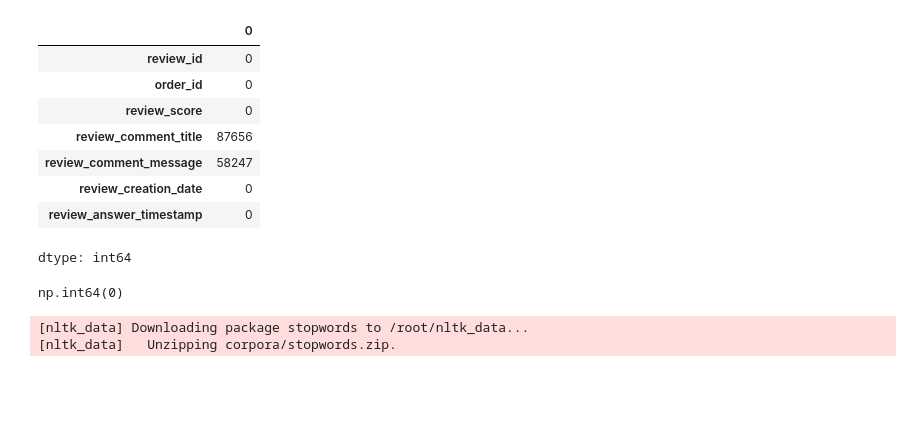
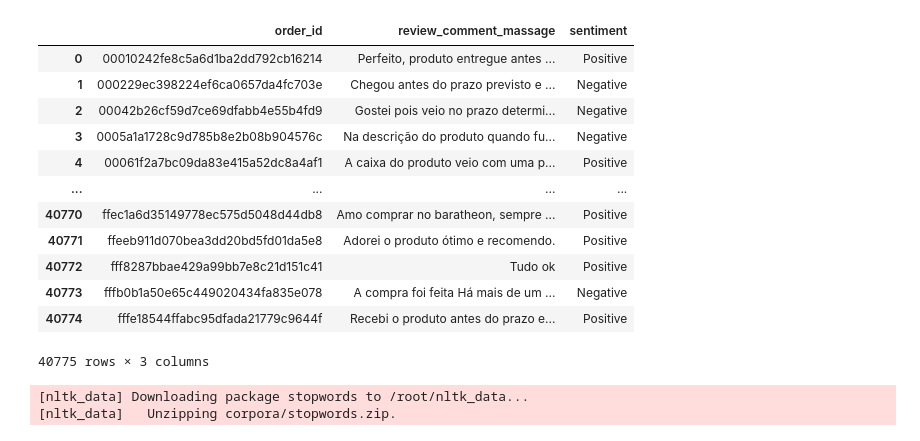
Before and after one commit to MohammadGhanaym/ITI_Graduation_Project_Olist, a Jupyter notebook: Sentiment Analysis.ipynb, the cells around one changed output. Cells and saved outputs as stored; diff of their text form; code cells hidden in the pictures; blank space fills up the shorter version.

Commit message:
Sentiment Analysis

```diff
--- a/Sentiment Analysis.ipynb
+++ b/Sentiment Analysis.ipynb
@@ -11,23 +8,23 @@ from tqdm import tqdm
 import nltk
 import re
 # %%
-df= pd.read_csv("/content/olist_order_reviews_dataset.csv")
+df= pd.read_csv("/content/order_reviews_sentiment (1).csv")
 # %%
-df.isna().sum()
+df
 # %% [output]
-|  | 0 |
-| review_id | 0 |
-| order_id | 0 |
-| review_score | 0 |
-| review_comment_title | 87656 |
-| review_comment_message | 58247 |
-| review_creation_date | 0 |
-| review_answer_timestamp | 0 |
+|  | order_id | review_comment_massage | sentiment |
+| 0 | 00010242fe8c5a6d1ba2dd792cb16214 | Perfeito, produto entregue antes ... | Positive |
+| 1 | 000229ec398224ef6ca0657da4fc703e | Chegou antes do prazo previsto e ... | Negative |
+| 2 | 00042b26cf59d7ce69dfabb4e55b4fd9 | Gostei pois veio no prazo determi... | Negative |
+| 3 | 0005a1a1728c9d785b8e2b08b904576c | Na descrição do produto quando fu... | Negative |
+| 4 | 00061f2a7bc09da83e415a52dc8a4af1 | A caixa do produto veio com uma p... | Positive |
+| ... | ... | ... | ... |
+| 40770 | ffec1a6d35149778ec575d5048d44db8 | Amo comprar no baratheon, sempre ... | Positive |
+| 40771 | ffeeb911d070bea3dd20bd5fd01da5e8 | Adorei o produto ótimo e recomendo. | Positive |
+| 40772 | fff8287bbae429a99bb7e8c21d151c41 | Tudo ok | Positive |
+| 40773 | fffb0b1a50e65c449020434fa835e078 | A compra foi feita Há mais de um ... | Negative |
+| 40774 | fffe18544ffabc95dfada21779c9644f | Recebi o produto antes do prazo e... | Positive |
-dtype: int64
+40775 rows × 3 columns
-# %%
-df.duplicated().sum()
-# %% [output]
-np.int64(0)
 # %%
 # Download Portuguese stopwords
 nltk.download('stopwords')
```
Also changed, not shown: parts of 8 cells of this notebook.
